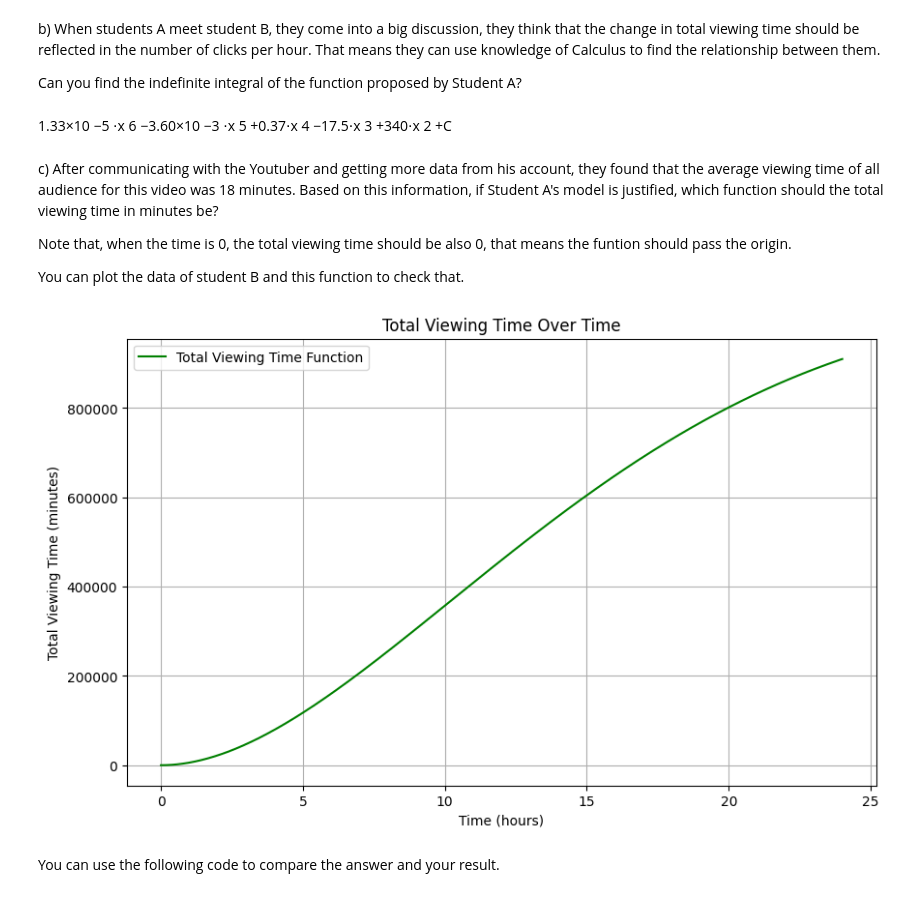
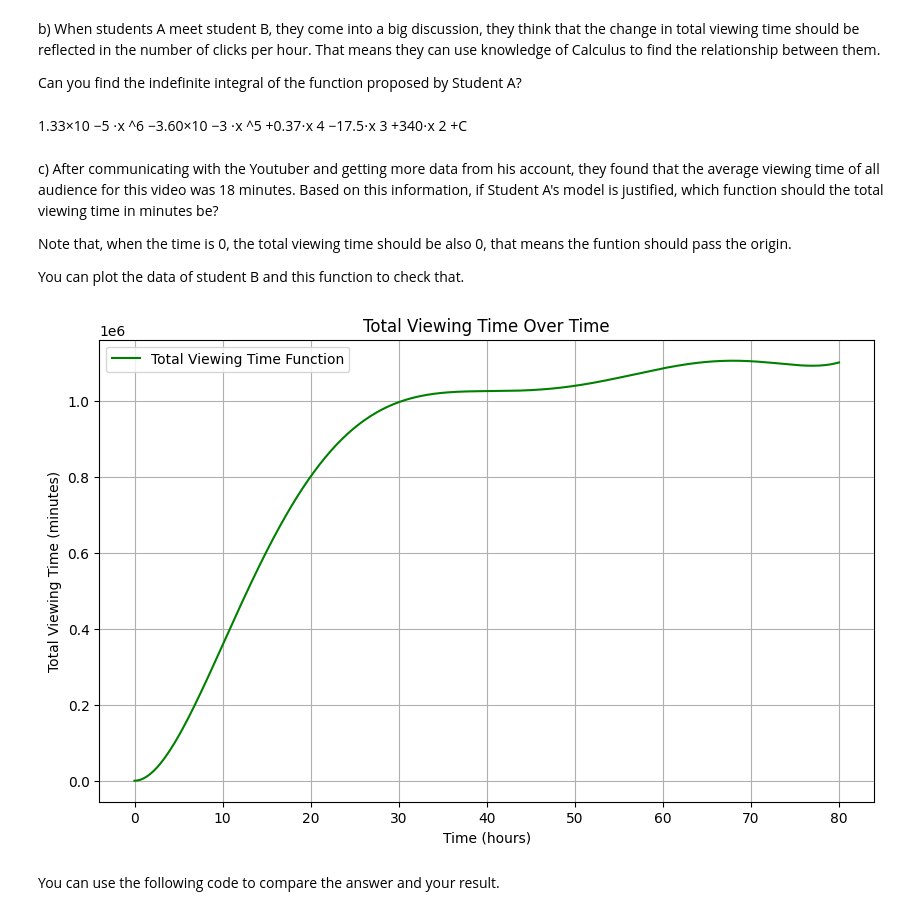
Before and after one commit to LeonH2003/robot-camp-individual_15264572, a Jupyter notebook: challenge_calculus/Review_Calculus.ipynb, the cells around one changed output. Cells and saved outputs as stored; diff of their text form; code cells hidden in the pictures.

```diff
--- a/challenge_calculus/Review_Calculus.ipynb
+++ b/challenge_calculus/Review_Calculus.ipynb
@@ -96,12 +96,10 @@ Can you find the indefinite integral of the function proposed by Student A?
 # %% [markdown]
 1.33×10
 −5
- ⋅x
-6
+ ⋅x ^6
  −3.60×10
 −3
- ⋅x
-5
+ ⋅x ^5
  +0.37⋅x
 4
  −17.5⋅x
@@ -119,27 +117,27 @@ You can plot the data of student B and this function to check that.
 # %%
 def total_viewing_time(x):
     equation= 18*(1.33e-5 * x**6 - 3.60e-3 * x**5 + 0.37 * x**4 - 17.5 * x**3 + 340 * x**2)
     return equation
 
-x_values = np.linspace(0, 24, 500)  # Plotting for a 24-hour period
+x_values = np.linspace(0, 80, 500)  # Plotting for a 24-hour period
 # Calculate the corresponding T(x) values (total viewing time in minutes)
 T_values = total_viewing_time(x_values)
 
 plt.figure(figsize=(10, 6))
 plt.plot(x_values, T_values, label='Total Viewing Time Function', color='green')
 plt.title('Total Viewing Time Over Time')
 plt.xlabel('Time (hours)')
 plt.ylabel('Total Viewing Time (minutes)')
 plt.grid(True)
 plt.legend()
 plt.show()
 
 def IntegralPoly(x):
     # TO DO
     pass
     return # TO DO
 # %% [output]
-[figure, old version]
+[figure, new version]
 # %% [markdown]
 You can use the following code to compare the answer and your result.
 # %%
```
Also changed, not shown: parts of 1 cell of this notebook, 1 other file.
